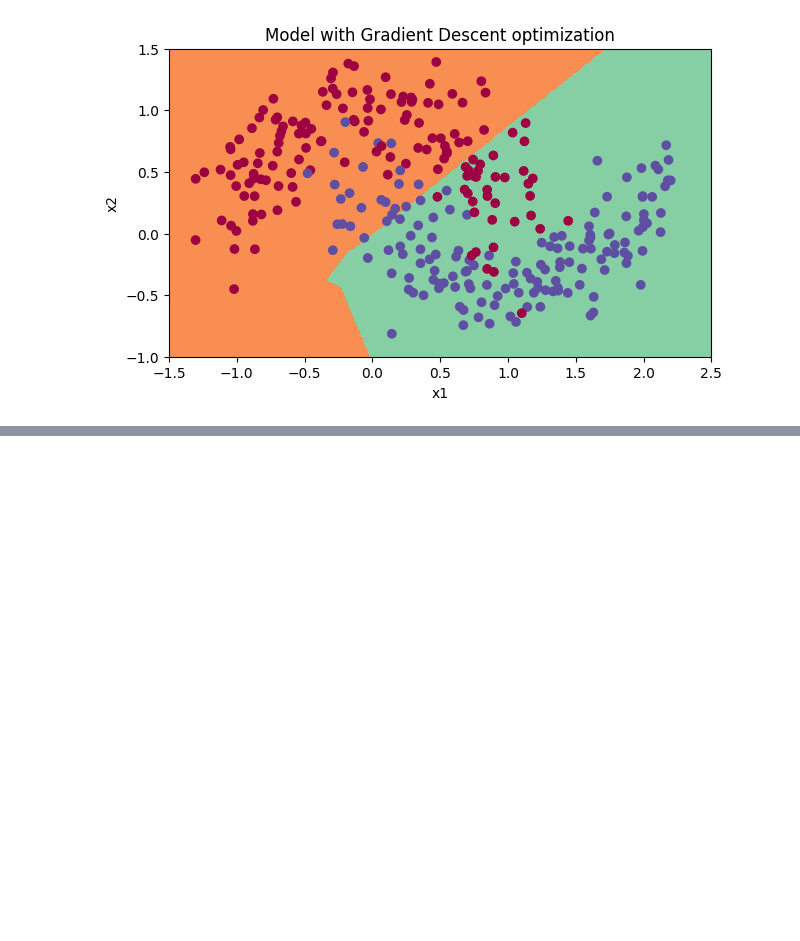
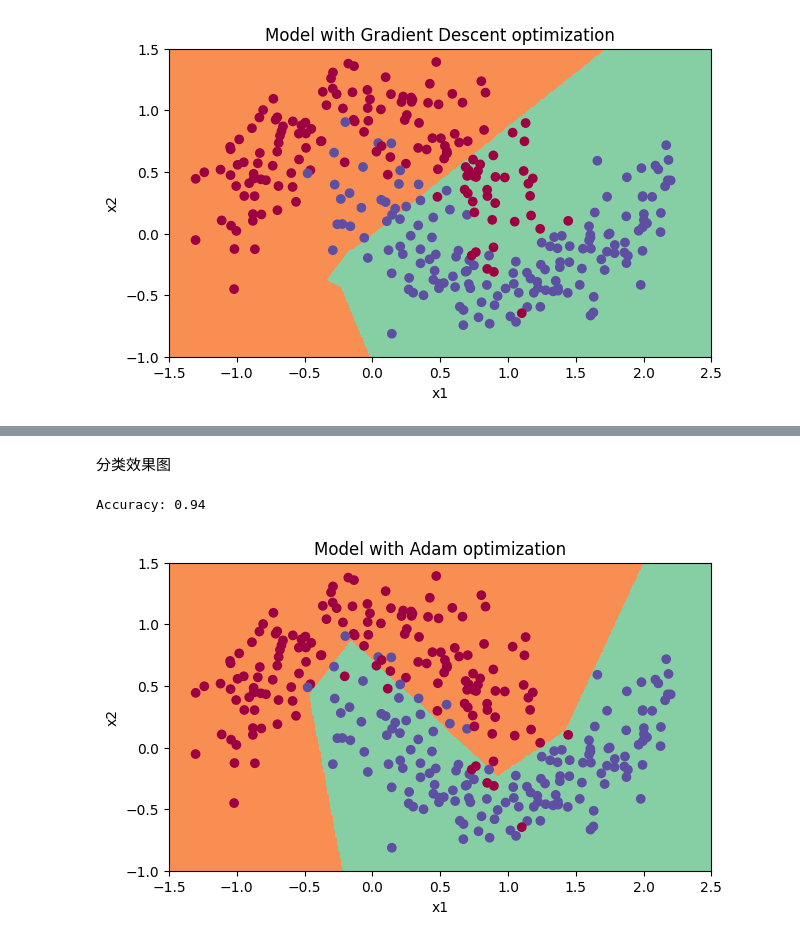
Before and after one commit to Chuyongwei/note, a Jupyter notebook: 深度学习/course2Week2.ipynb, the cells around one changed output, grey strips where cells are left out. Saved outputs shown, nothing was run; the diff lists cells and outputs as text; code cells hidden in the pictures; blank space fills up the shorter version.

```diff
--- a/深度学习/course2Week2.ipynb
+++ b/深度学习/course2Week2.ipynb
@@ -708,0 +727,15 @@ Adma
+# %% [markdown]
+分类效果图
+# %%
+#预测
+preditions = opt_utils.predict(train_X,train_Y,parameters)
+
+#绘制分类图
+plt.title("Model with Adam optimization")
+axes = plt.gca()
+axes.set_xlim([-1.5, 2.5])
+axes.set_ylim([-1, 1.5])
+opt_utils.plot_decision_boundary(lambda x: opt_utils.predict_dec(parameters, x.T), train_X, train_Y)
+# %% [output]
+Accuracy: 0.94
+[figure, added]
```
Also changed, not shown: parts of 5 cells of this notebook, 2 other files.
